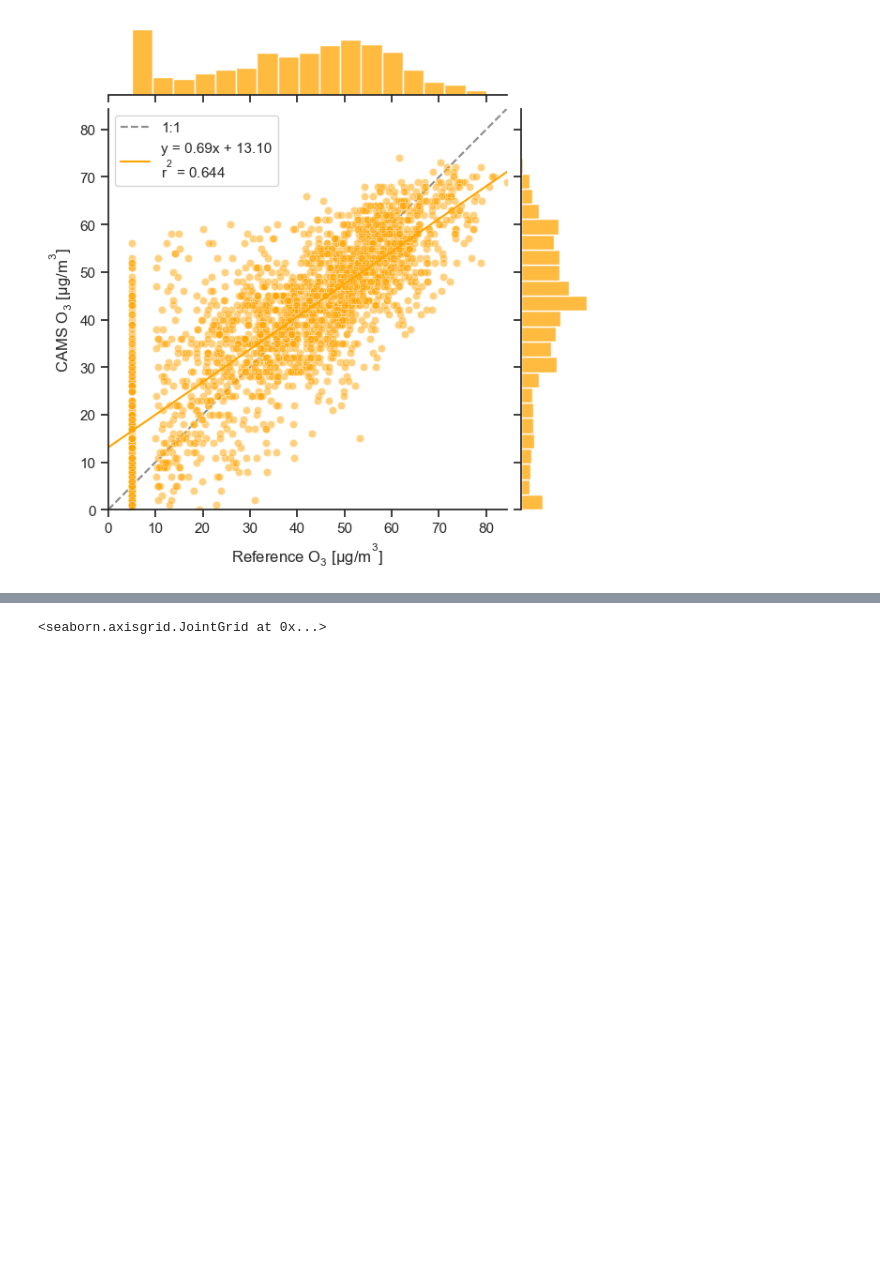
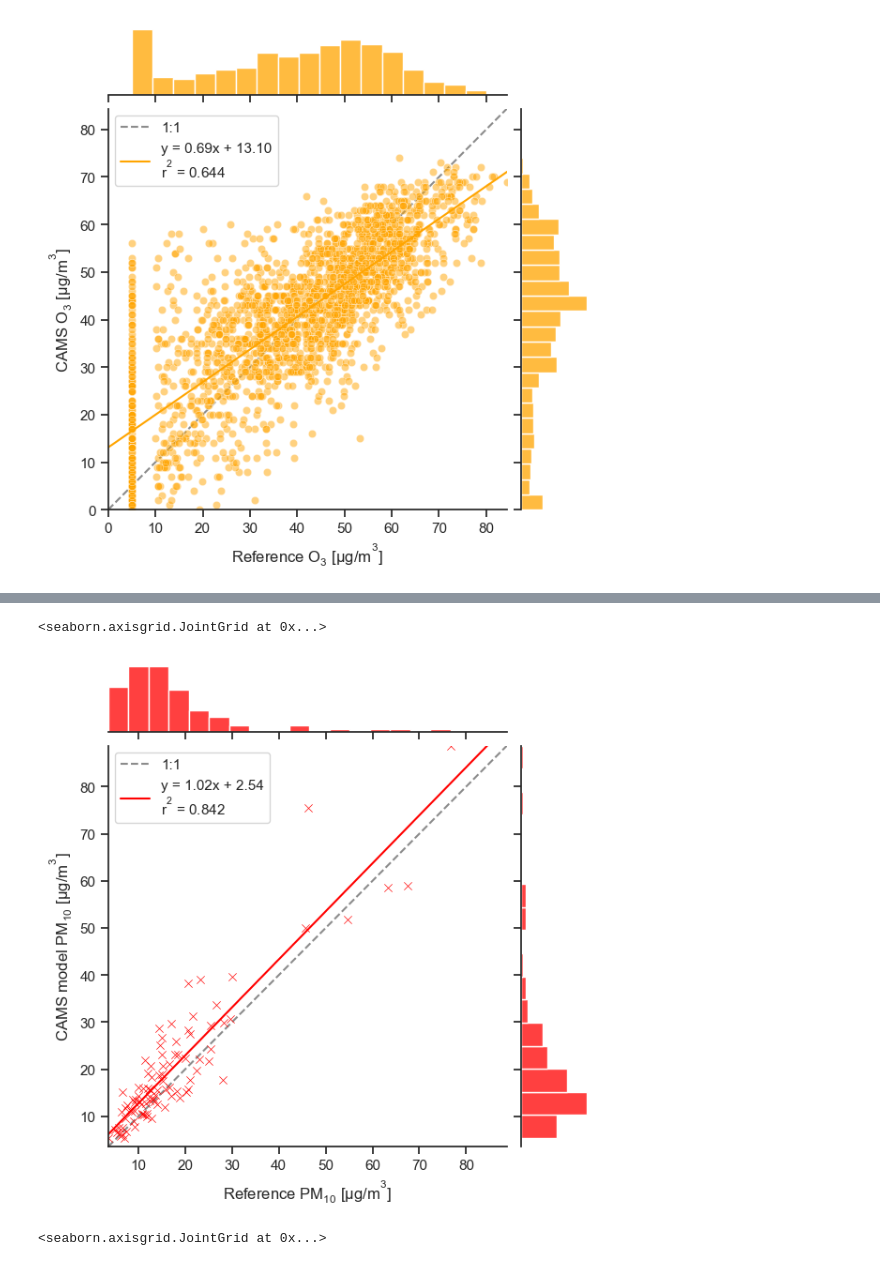
Before and after one commit to vn-hub/koloka, a Jupyter notebook: Eval1&2_winter.ipynb, the cells around one changed output, grey strips where cells are left out. Cells and saved outputs as stored; diff of their text form; code cells hidden in the pictures; blank space fills up the shorter version.

```diff
--- a/Eval1&2_winter.ipynb
+++ b/Eval1&2_winter.ipynb
@@ -522,3 +525,19 @@ pm.set_axis_labels(xlabel="Reference $PM_{10}$ [$µg/m^{3}$]", ylabel="CAMS mode
+# %%
+# Resample data in 1-hour intervals for the arrow plot
+df_resampled = df.resample('1D', on='GMT').mean().reset_index()
+
+pm = atmospy.regplot(
+    data=df_resampled,
+    x="PM10 [ug/m3]",
+    y="pm10 (μg/m³)",
+    color="red",
+    marker='x',
+ #    fit_reg=False
+)
+pm.set_axis_labels(xlabel="Reference $PM_{10}$ [$µg/m^{3}$]", ylabel="CAMS model $PM_{10}$ [$µg/m^{3}$]")
+# %% [output]
+<seaborn.axisgrid.JointGrid at 0x...>
+[figure, added]
 # %%
 df["PM_10_x"] = pd.to_numeric(df["PM_10_x"], errors='coerce')
 
```
Also changed, not shown: parts of 3 cells of this notebook, 1 other file.
